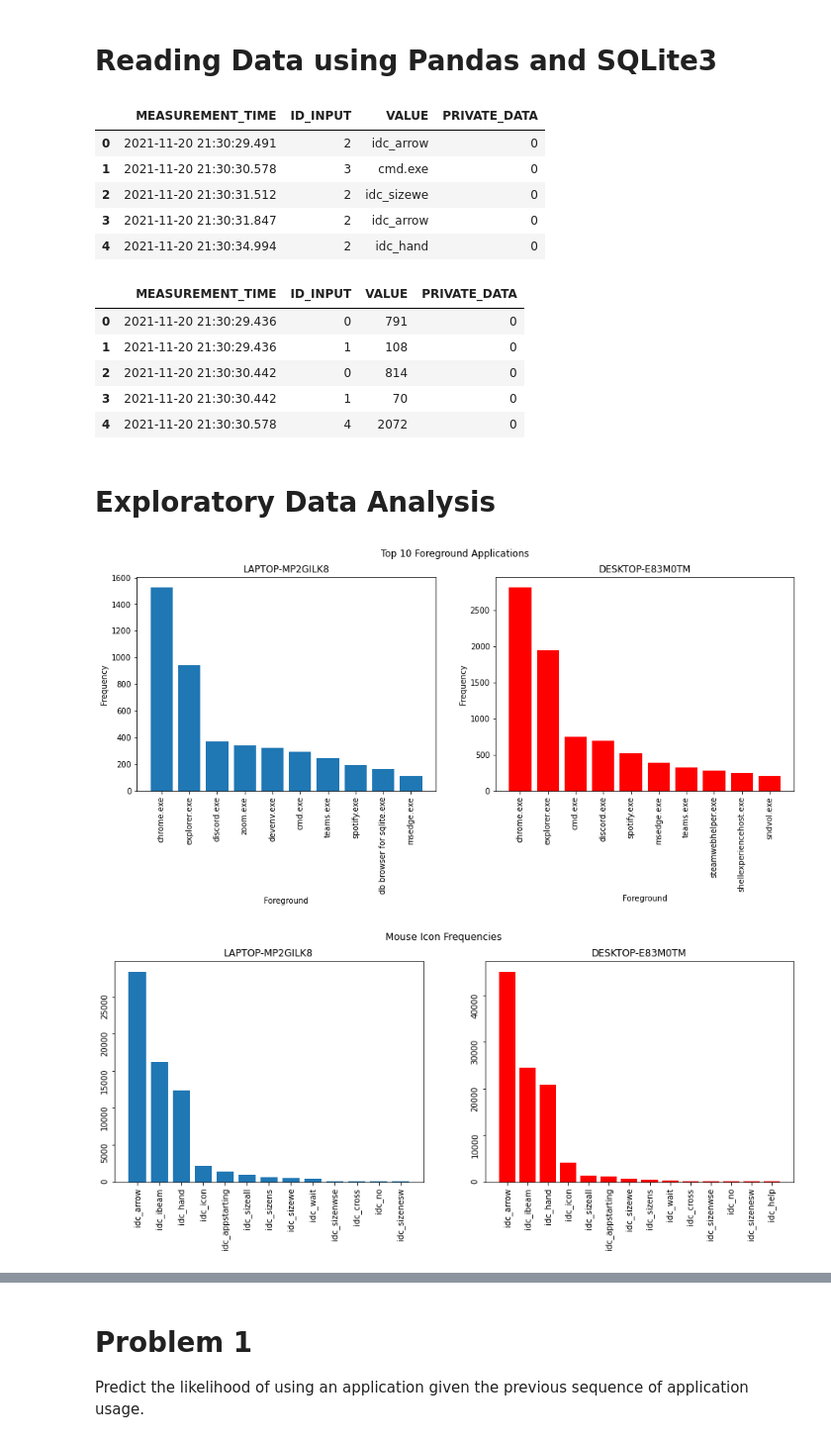
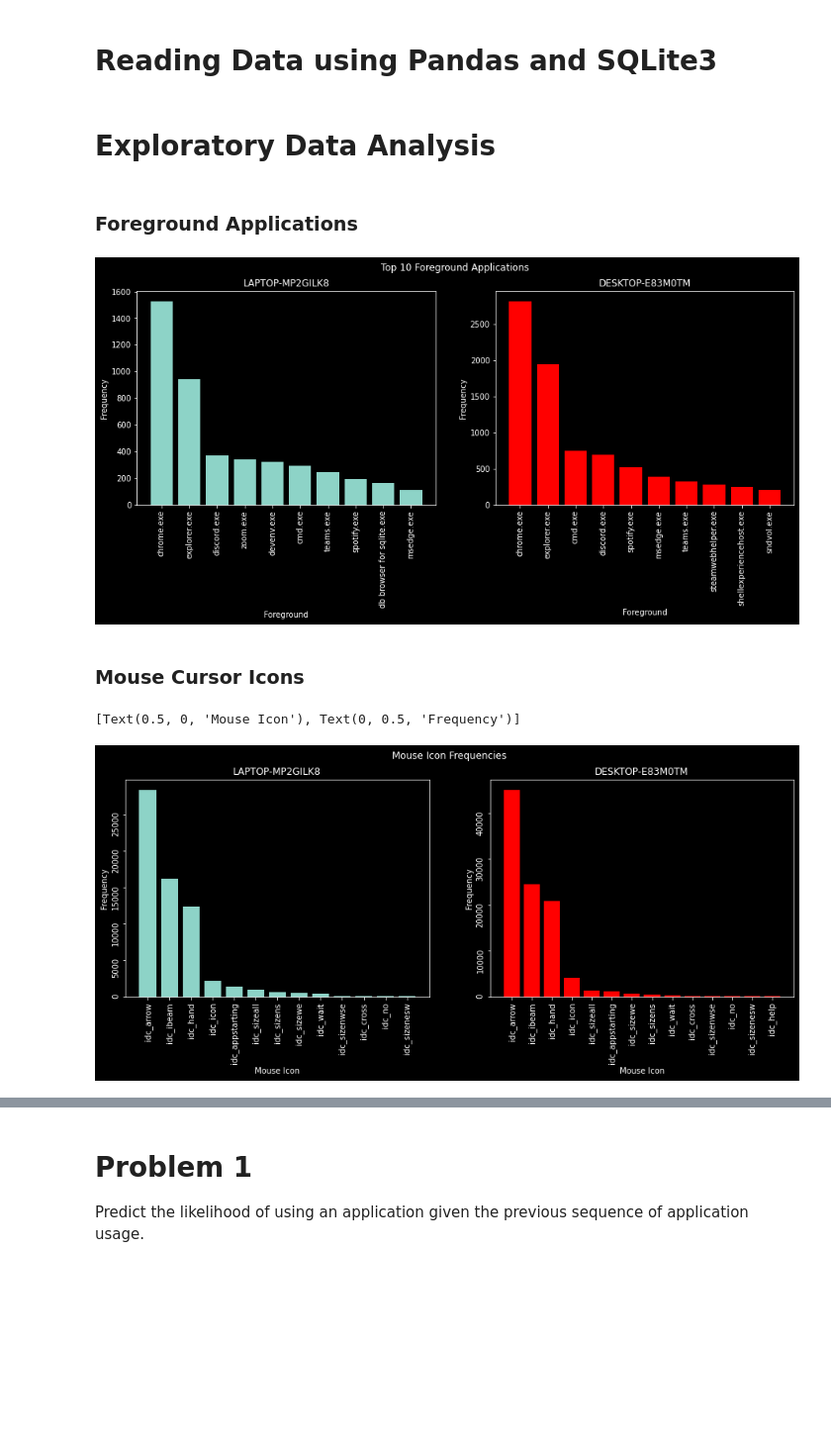
Before and after one commit to jared8thach/DSC180-ILs, a Jupyter notebook: quarter_2/group3_problem1.ipynb, the cells around one changed output, grey strips where cells are left out. Shown at 99% size. Drawn from its saved outputs; the diff is of its cells as text; code cells hidden in the pictures; blank space fills up the shorter version.

```diff
--- a/quarter_2/group3_problem1.ipynb
+++ b/quarter_2/group3_problem1.ipynb
@@ -50,21 +50,5 @@ string_df_0, ull_df_0 = get_all_databases('group3_collected_data')
 
 # DESKTOP-E83M0TM
 string_df_1, ull_df_1 = get_all_databases('group3_collected_data_pc_1')
-# %%
-display(string_df_0.head())
-display(ull_df_0.head())
-# %% [output]
-|  | MEASUREMENT_TIME | ID_INPUT | VALUE | PRIVATE_DATA |
-| 0 | 2021-11-20 21:30:29.491 | 2 | idc_arrow | 0 |
-| 1 | 2021-11-20 21:30:30.578 | 3 | cmd.exe | 0 |
-| 2 | 2021-11-20 21:30:31.512 | 2 | idc_sizewe | 0 |
-| 3 | 2021-11-20 21:30:31.847 | 2 | idc_arrow | 0 |
-| 4 | 2021-11-20 21:30:34.994 | 2 | idc_hand | 0 |
-|  | MEASUREMENT_TIME | ID_INPUT | VALUE | PRIVATE_DATA |
-| 0 | 2021-11-20 21:30:29.436 | 0 | 791 | 0 |
-| 1 | 2021-11-20 21:30:29.436 | 1 | 108 | 0 |
-| 2 | 2021-11-20 21:30:30.442 | 0 | 814 | 0 |
-| 3 | 2021-11-20 21:30:30.442 | 1 | 70 | 0 |
-| 4 | 2021-11-20 21:30:30.578 | 4 | 2072 | 0 |
 # %% [markdown]
 # Exploratory Data Analysis
@@ -79,7 +55,16 @@ foreground_1 = string_df_1[string_df_1['ID_INPUT'] == 3]['VALUE'].value_counts()
+# %% [markdown]
+### Foreground Applications
 # %%
+# getting value counts of foreground applications on LAPTOP-MP2GILK8
+foreground_0 = string_df_0[string_df_0['ID_INPUT'] == 3]['VALUE'].value_counts()
+
+# getting value counts of foreground applications on DESKTOP-E83M0TM
+foreground_1 = string_df_1[string_df_1['ID_INPUT'] == 3]['VALUE'].value_counts()
+
 # plotting
 fig, (ax1, ax2) = plt.subplots(1, 2, figsize=(15,5))
 fig.suptitle('Top 10 Foreground Applications')
+plt.style.use('dark_background');
 
 ax1.bar(x=foreground_0.index[:10], height=foreground_0.values[:10])
 ax1.set_xticklabels(labels=foreground_0.index[:10], rotation=90);
@@ -93,4 +78,4 @@ ax2.set_xticklabels(labels=foreground_1.index[:10], rotation=90);
 ax2.set(xlabel='Foreground', ylabel='Frequency')
 ax2.set_title('DESKTOP-E83M0TM');
 # %% [output]
-[figure, old version]
+[figure, new version]
@@ -103,14 +82,25 @@ icon_1 = string_df_1[string_df_1['ID_INPUT'] == 2]['VALUE'].value_counts()
+# %% [markdown]
+### Mouse Cursor Icons
 # %%
+# getting value counts of mouse icons on LAPTOP-MP2GILK8
+icon_0 = string_df_0[string_df_0['ID_INPUT'] == 2]['VALUE'].value_counts()
+
+# getting value counts of mouse icons on DESKTOP-E83M0TM
+icon_1 = string_df_1[string_df_1['ID_INPUT'] == 2]['VALUE'].value_counts()
+
 # plotting
 fig, (ax1, ax2) = plt.subplots(1, 2, figsize=(15,5))
 fig.suptitle('Mouse Icon Frequencies')
 
 ax1.bar(x=icon_0.index, height=icon_0.values)
 ax1.tick_params(rotation=90);
 ax1.set_title('LAPTOP-MP2GILK8');
+ax1.set(xlabel='Mouse Icon', ylabel='Frequency')
 
 ax2.bar(x=icon_1.index, height=icon_1.values, color='red')
 ax2.tick_params(rotation=90);
 ax2.set_title('DESKTOP-E83M0TM');
+ax2.set(xlabel='Mouse Icon', ylabel='Frequency')
 # %% [output]
+[Text(0.5, 0, 'Mouse Icon'), Text(0, 0.5, 'Frequency')]
-[figure, old version]
+[figure, new version]
```
Also changed, not shown: parts of 13 cells of this notebook, 2 other files.
